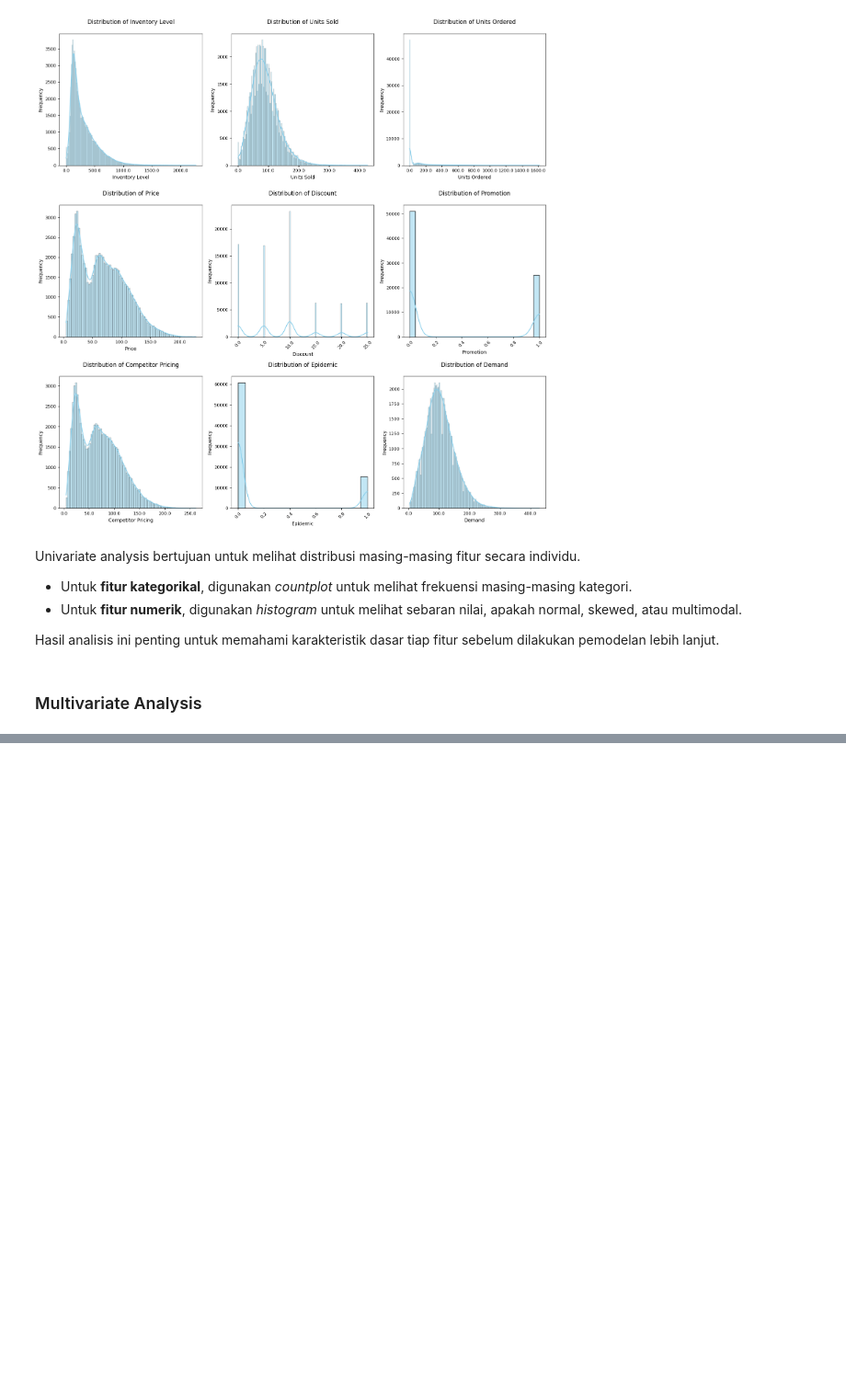
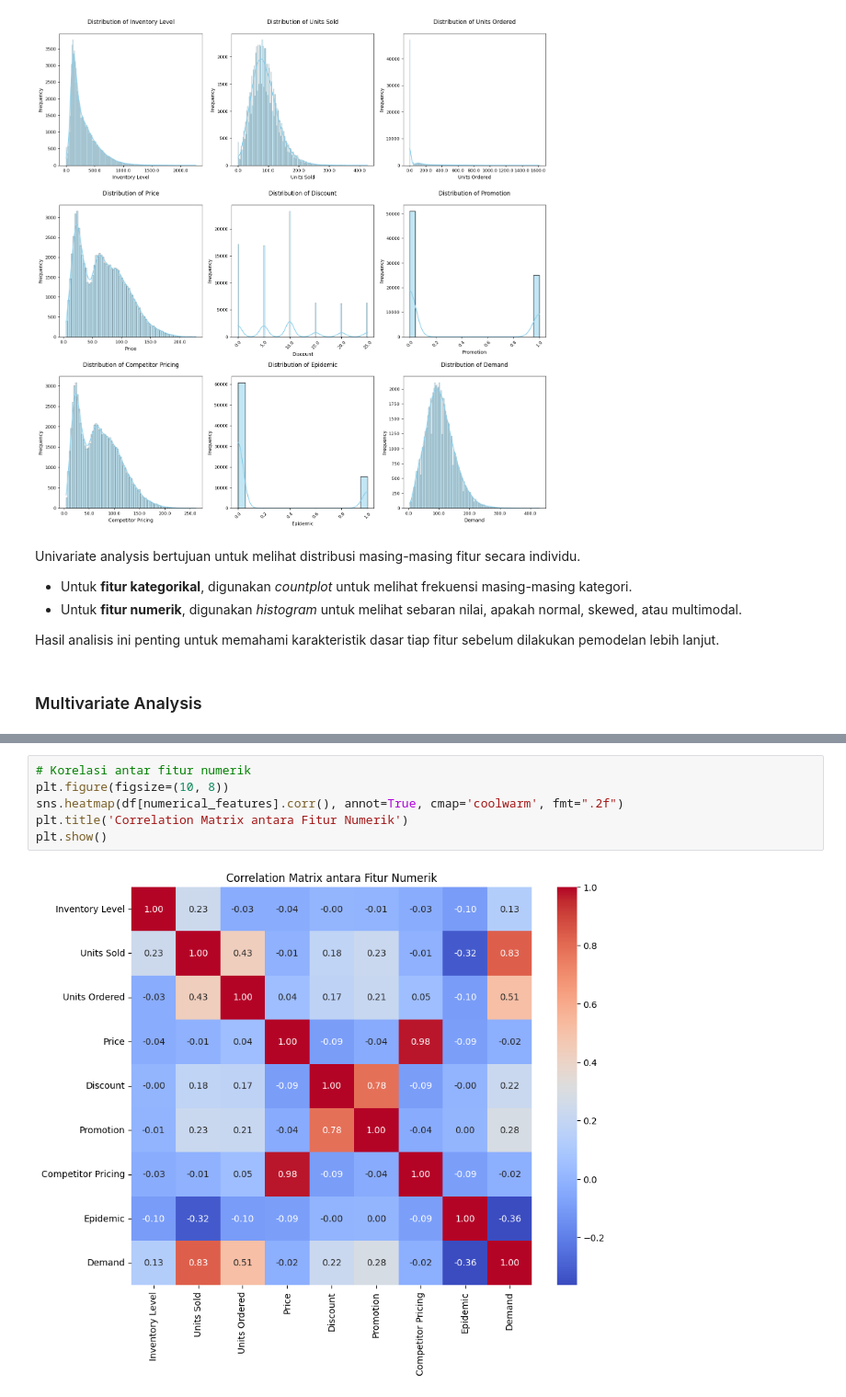
Before and after one commit to heriswaya/MLT-Project-1-and-2, a Jupyter notebook: forecasting_demand.ipynb, the cells around one changed output, grey strips where cells are left out. Shown at 92% size. Saved outputs shown, nothing was run; the diff lists cells and outputs as text; blank space fills up the shorter version.

```diff
--- a/forecasting_demand.ipynb
+++ b/forecasting_demand.ipynb
@@ -290,0 +298,8 @@ Hasil analisis ini penting untuk memahami karakteristik dasar tiap fitur sebelum
+# %%
+# Korelasi antar fitur numerik
+plt.figure(figsize=(10, 8))
+sns.heatmap(df[numerical_features].corr(), annot=True, cmap='coolwarm', fmt=".2f")
+plt.title('Correlation Matrix antara Fitur Numerik')
+plt.show()
+# %% [output]
+[figure, added]
```
Also changed, not shown: parts of 22 cells of this notebook.
